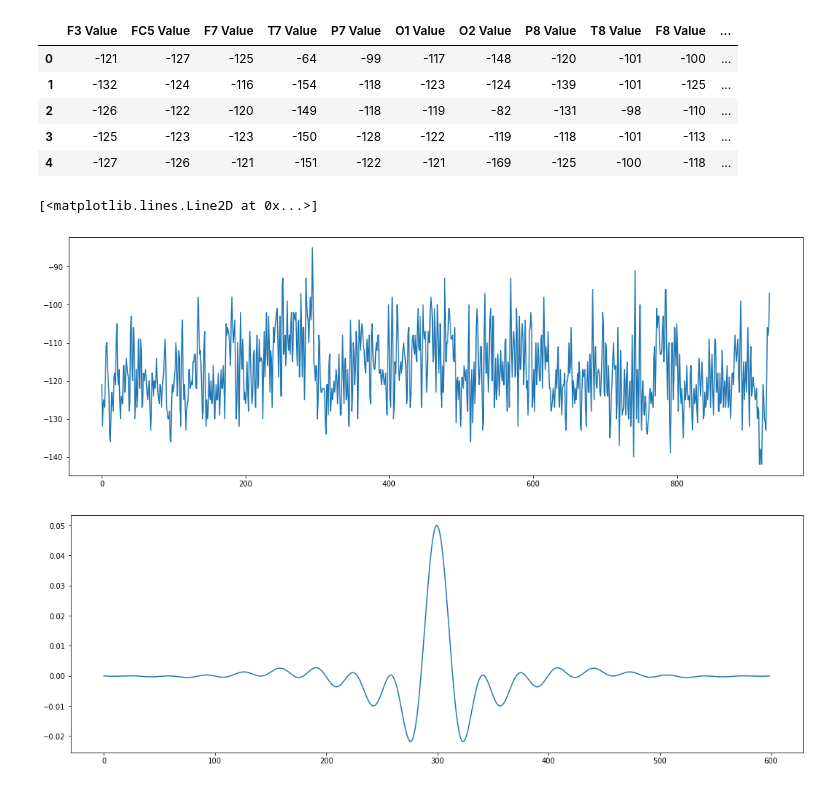
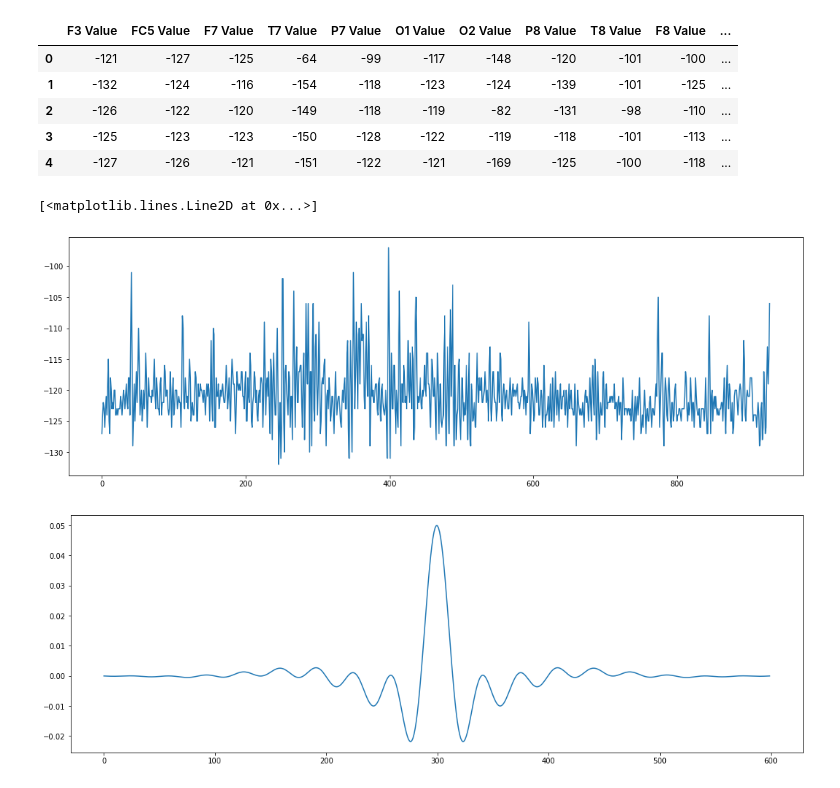
Before and after one commit to Nusserle/LieDetection, a Jupyter notebook: LieDetectionEEG.ipynb, the cells around one changed output. Saved outputs shown, nothing was run; the diff lists cells and outputs as text; code cells hidden in the pictures.

```diff
--- a/LieDetectionEEG.ipynb
+++ b/LieDetectionEEG.ipynb
@@ -97,11 +98,11 @@ df_filtered.head()
 | 4 | -127 | -126 | -121 | -151 | -122 | -121 | -169 | -125 | -100 | -118 | ... |
 # %%
 # EEG Signal from channel F3 with noise
-f3_channel_eeg = df_filtered.iloc[:,:1]
+f3_channel_eeg = df_filtered.iloc[:,1:2]
 plt.plot(f3_channel_eeg)
 # %% [output]
 [<matplotlib.lines.Line2D at 0x...>]
-[figure, old version]
+[figure, new version]
 # %%
 # Filter
 filter = signal.firwin(600, [0.01, 0.06], pass_zero=False)
```
Also changed, not shown: parts of 15 cells of this notebook.
